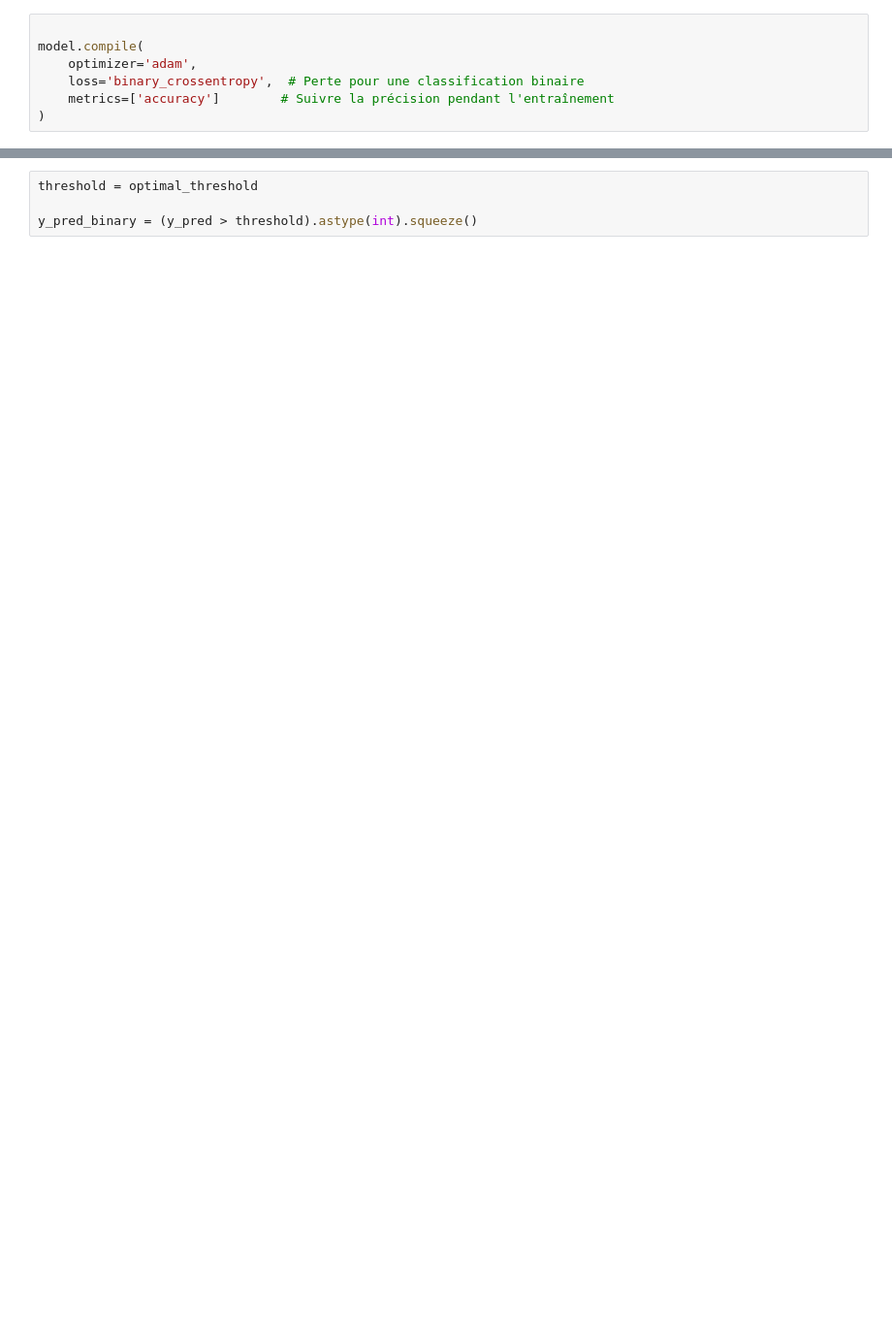
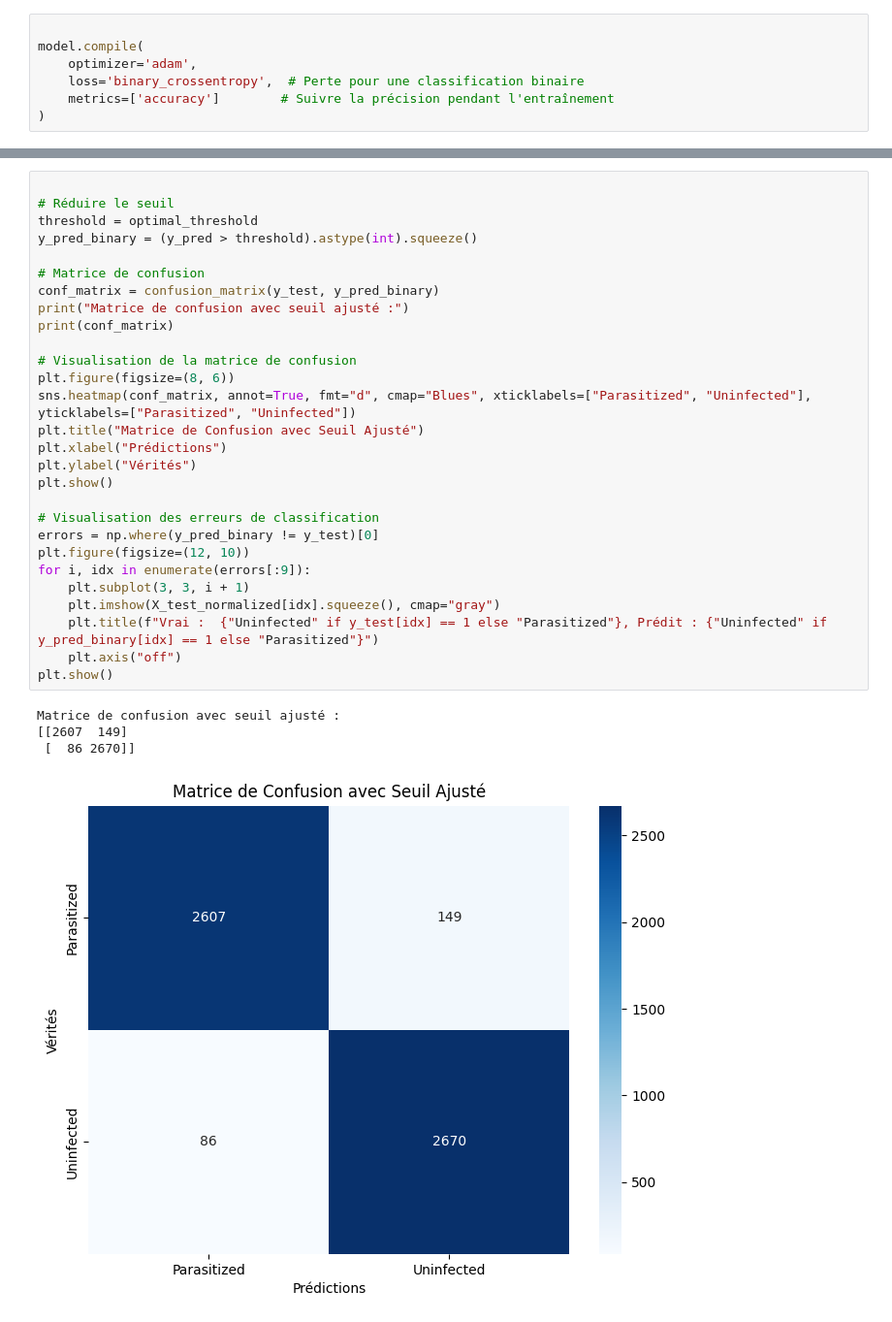
Before and after one commit to TheSmartisen/paludisme-prediction, a Jupyter notebook: draft.ipynb, the cells around one changed output, grey strips where cells are left out. Shown at 97% size. Saved outputs shown, nothing was run; the diff lists cells and outputs as text; blank space fills up the shorter version.

```diff
--- a/draft.ipynb
+++ b/draft.ipynb
@@ -361,5 +325,34 @@ print(f"Seuil optimal trouvé à partir de la courbe ROC : {optimal_threshold:.2
 Seuil optimal trouvé à partir de la courbe ROC : 0.41
-# %%
-threshold = optimal_threshold
-
-y_pred_binary = (y_pred > threshold).astype(int).squeeze()
+# %%
+
+# Réduire le seuil
+threshold = optimal_threshold
+y_pred_binary = (y_pred > threshold).astype(int).squeeze()
+
+# Matrice de confusion
+conf_matrix = confusion_matrix(y_test, y_pred_binary)
+print("Matrice de confusion avec seuil ajusté :")
+print(conf_matrix)
+
+# Visualisation de la matrice de confusion
+plt.figure(figsize=(8, 6))
+sns.heatmap(conf_matrix, annot=True, fmt="d", cmap="Blues", xticklabels=["Parasitized", "Uninfected"], yticklabels=["Parasitized", "Uninfected"])
+plt.title("Matrice de Confusion avec Seuil Ajusté")
+plt.xlabel("Prédictions")
+plt.ylabel("Vérités")
+plt.show()
+
+# Visualisation des erreurs de classification
+errors = np.where(y_pred_binary != y_test)[0]
+plt.figure(figsize=(12, 10))
+for i, idx in enumerate(errors[:9]):
+    plt.subplot(3, 3, i + 1)
+    plt.imshow(X_test_normalized[idx].squeeze(), cmap="gray")
+    plt.title(f"Vrai :  {"Uninfected" if y_test[idx] == 1 else "Parasitized"}, Prédit : {"Uninfected" if y_pred_binary[idx] == 1 else "Parasitized"}")
+    plt.axis("off")
+plt.show()
+# %% [output]
+Matrice de confusion avec seuil ajusté :
+[[2607  149]
+ [  86 2670]]
+[figure, added]
```
Also changed, not shown: parts of 20 cells of this notebook, 3 other files.
